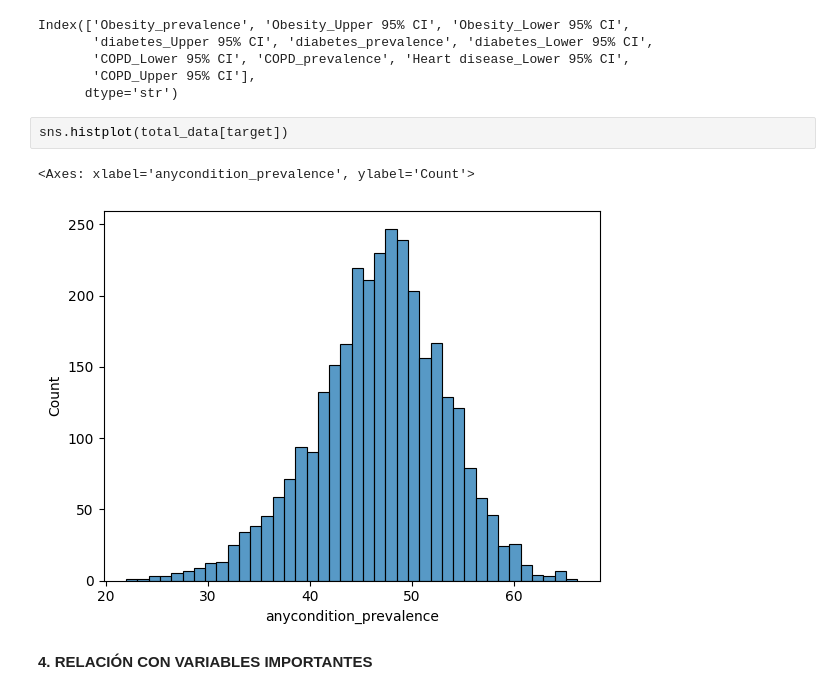
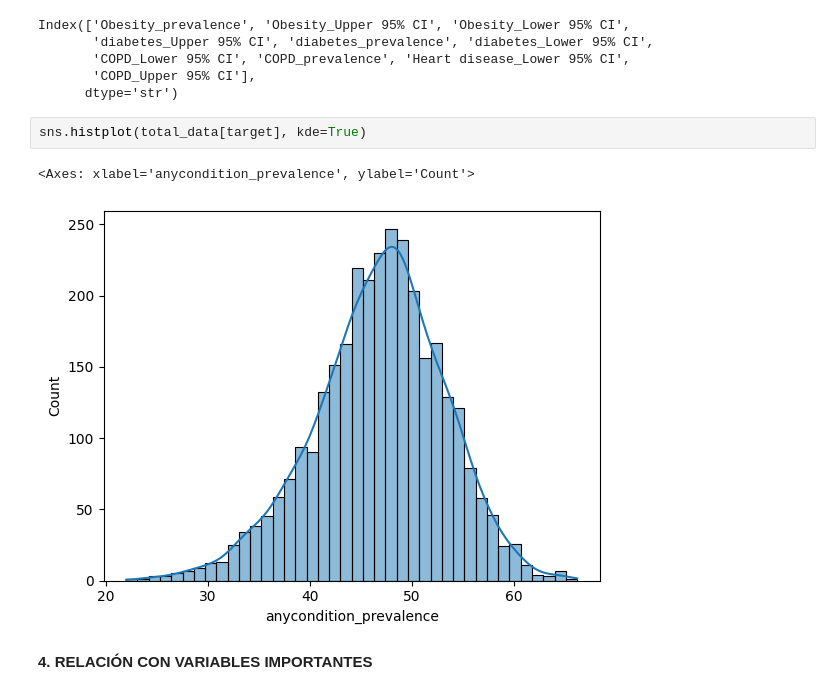
Before and after one commit to 4GeeksAcademy/alemantellini-machine-learning, a Jupyter notebook: src/03-linear-regression-reg-demographic-health-data.ipynb, the cells around one changed output. Cells and saved outputs as stored; diff of their text form.

```diff
--- a/src/03-linear-regression-reg-demographic-health-data.ipynb
+++ b/src/03-linear-regression-reg-demographic-health-data.ipynb
@@ -296,9 +299,9 @@ Index(['Obesity_prevalence', 'Obesity_Upper 95% CI', 'Obesity_Lower 95% CI',
        'COPD_Upper 95% CI'],
       dtype='str')
 # %%
-sns.histplot(total_data[target])
+sns.histplot(total_data[target], kde=True)
 # %% [output]
 <Axes: xlabel='anycondition_prevalence', ylabel='Count'>
-[figure, old version]
+[figure, new version]
 # %% [markdown]
 **4. RELACIÓN CON VARIABLES IMPORTANTES**
```
Also changed, not shown: parts of 26 cells of this notebook.
